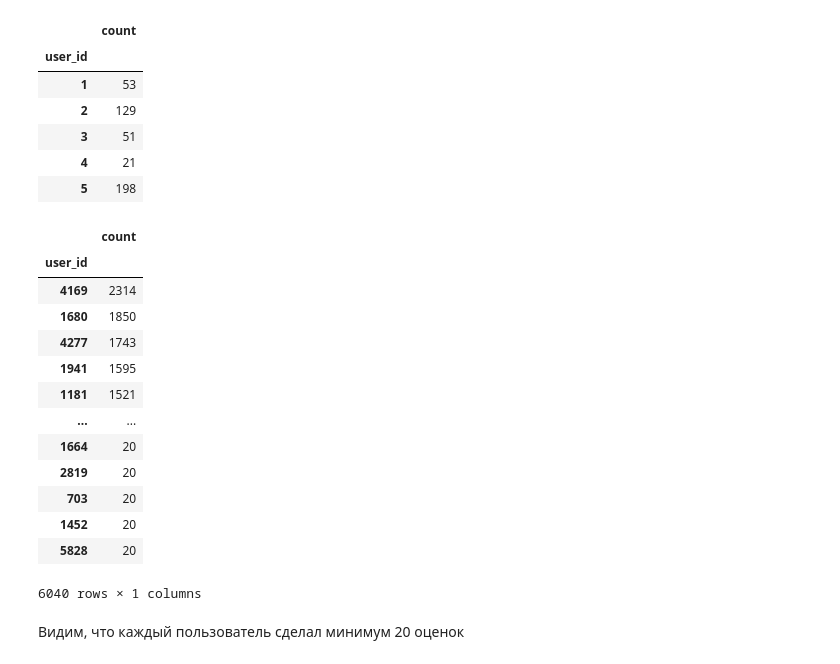
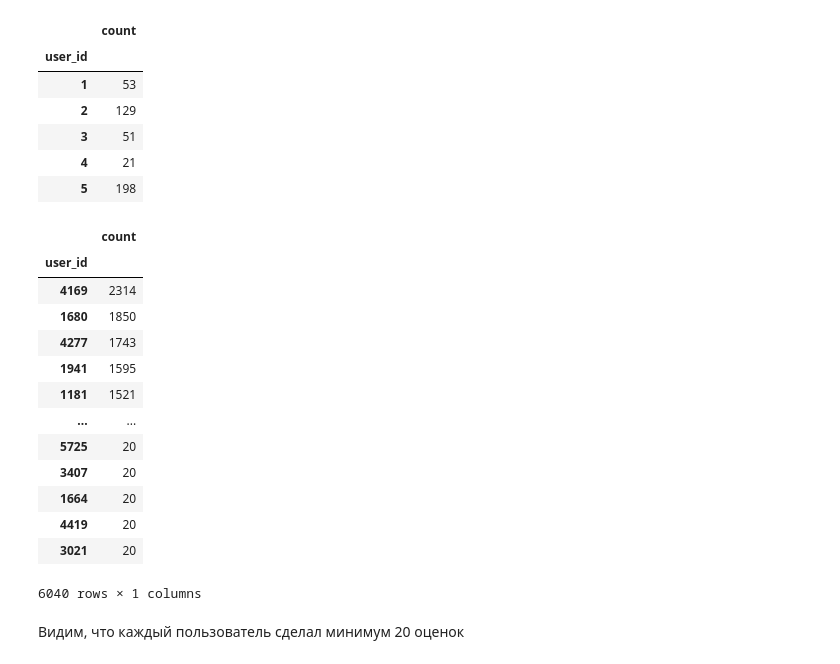
Before and after one commit to dkulemin/recsys-playground, a Jupyter notebook: experiments/MovieLens/1.0_data_works.ipynb, the cells around one changed output. Cells and saved outputs as stored; diff of their text form; code cells hidden in the pictures.

```diff
--- a/experiments/MovieLens/1.0_data_works.ipynb
+++ b/experiments/MovieLens/1.0_data_works.ipynb
@@ -85,22 +86,22 @@ user_inters.head()
 | 4 | 21 |
 | 5 | 198 |
 # %%
-sorted_user_inters = user_inters.sort_values('count', key=lambda x: -x)
+sorted_user_inters = user_inters.sort_values('count', ascending=False)
 sorted_user_inters
 # %% [output]
 |  | count |
 | user_id |  |
 | 4169 | 2314 |
 | 1680 | 1850 |
 | 4277 | 1743 |
 | 1941 | 1595 |
 | 1181 | 1521 |
 | ... | ... |
+| 5725 | 20 |
+| 3407 | 20 |
 | 1664 | 20 |
-| 2819 | 20 |
-| 703 | 20 |
-| 1452 | 20 |
-| 5828 | 20 |
+| 4419 | 20 |
+| 3021 | 20 |
 6040 rows × 1 columns
 # %% [markdown]
 Видим, что каждый пользователь сделал минимум 20 оценок
```
Also changed, not shown: parts of 23 cells of this notebook.
